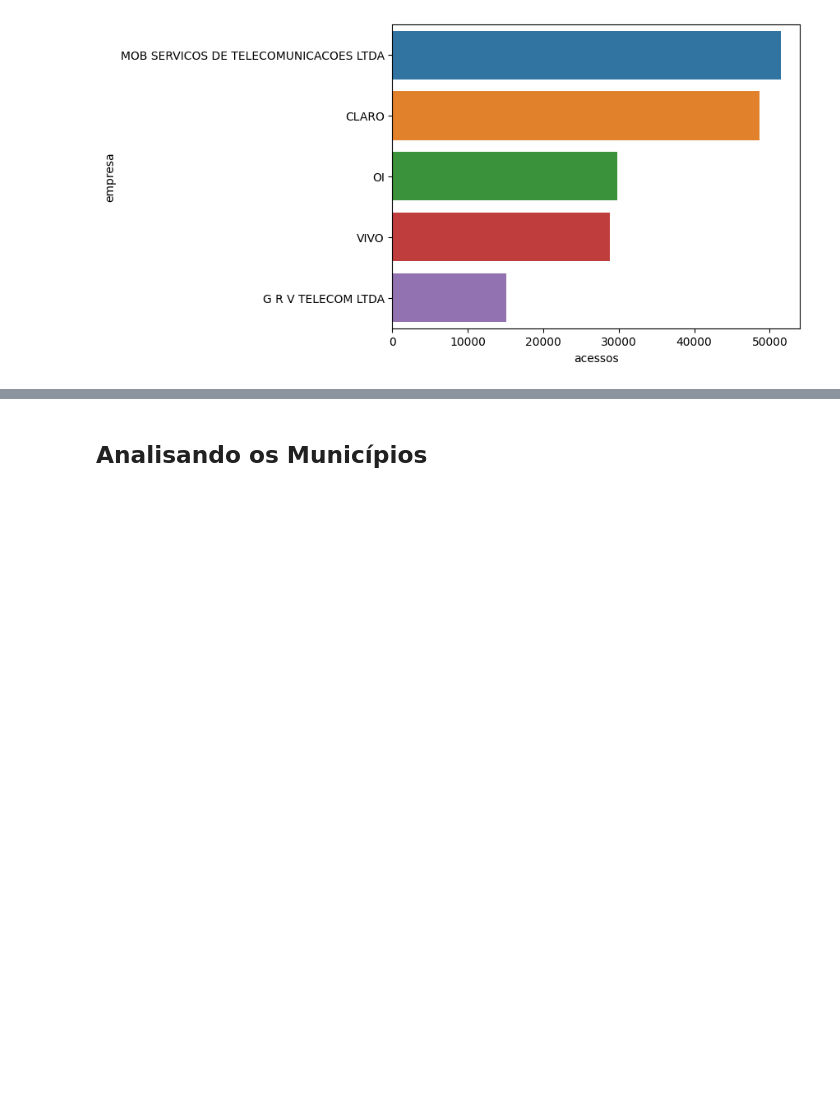
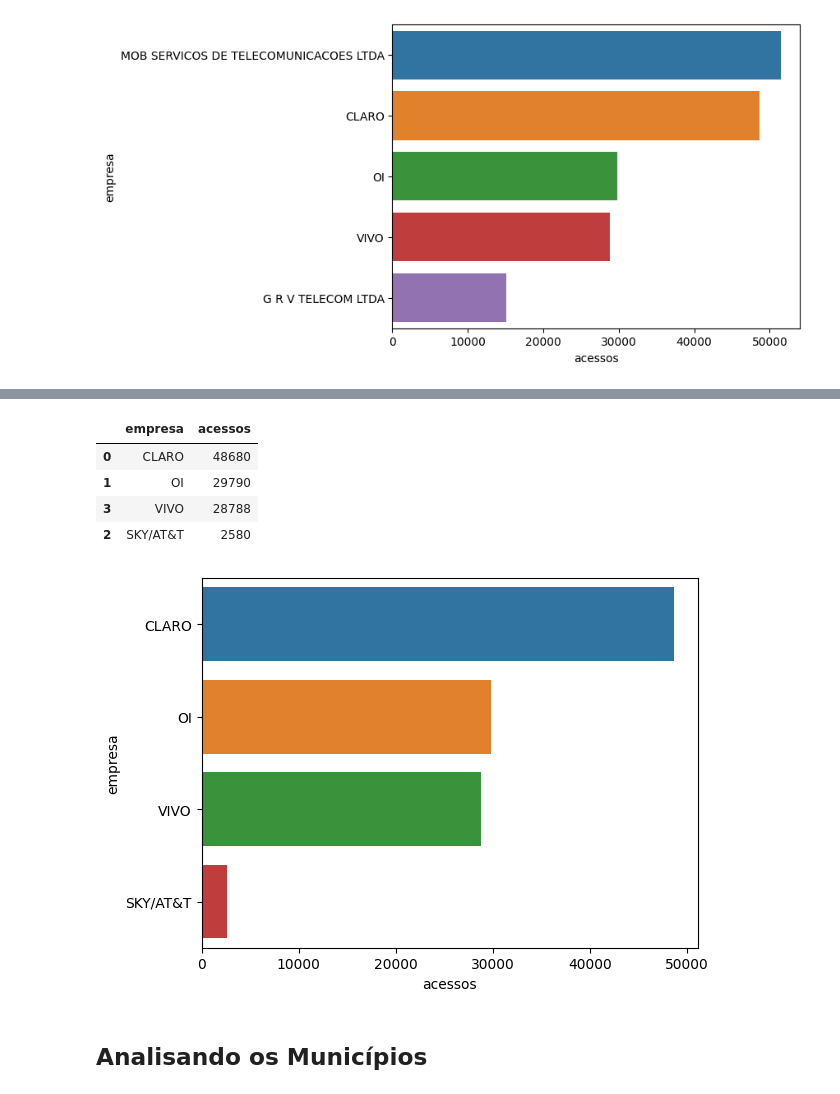
Before and after one commit to Jownao/dive_datascience, a Jupyter notebook: lab/02_Analise_dados_banda_larga.ipynb, the cells around one changed output, grey strips where cells are left out. Cells and saved outputs as stored; diff of their text form; code cells hidden in the pictures; blank space fills up the shorter version.

```diff
--- a/lab/02_Analise_dados_banda_larga.ipynb
+++ b/lab/02_Analise_dados_banda_larga.ipynb
@@ -258,3 +282,22 @@ sns.barplot(data=acessos5_2022, x="acessos",y="empresa")
+# %%
+# Empresa x Acessos em 2022 - Grande porte
+empresa_GP = data_estado.query("ano == 2022 and mes == 2 and porte_empresa == 'Grande Porte'")
+
+empresa_GP = empresa_GP.groupby("empresa")['acessos'].sum()
+fsum_empresa_GP = convert_sums_frame(empresa_GP, ['empresa','acessos'])
+empresaGP_2022 = fsum_empresa_GP.sort_values(by='acessos',
+                      ascending=False ).head()
+empresaGP_2022
+
+sns.barplot(data=empresaGP_2022, x="acessos",y="empresa")
+empresaGP_2022
+# %% [output]
+|  | empresa | acessos |
+| 0 | CLARO | 48680 |
+| 1 | OI | 29790 |
+| 3 | VIVO | 28788 |
+| 2 | SKY/AT&T | 2580 |
+[figure, added]
 # %% [markdown]
 ## Analisando os Municípios
 # %% [markdown]
```
Also changed, not shown: parts of 15 cells of this notebook.
